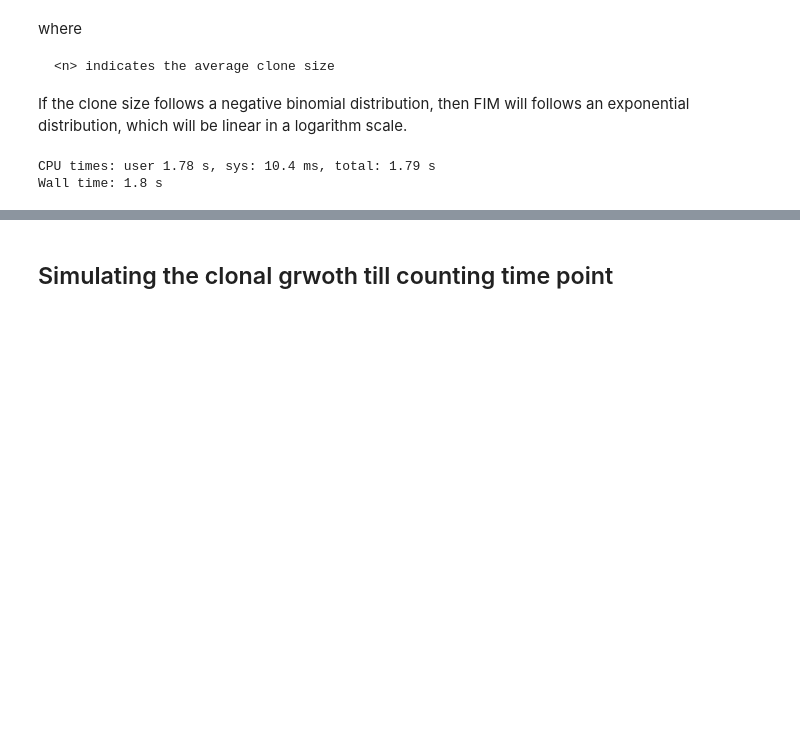
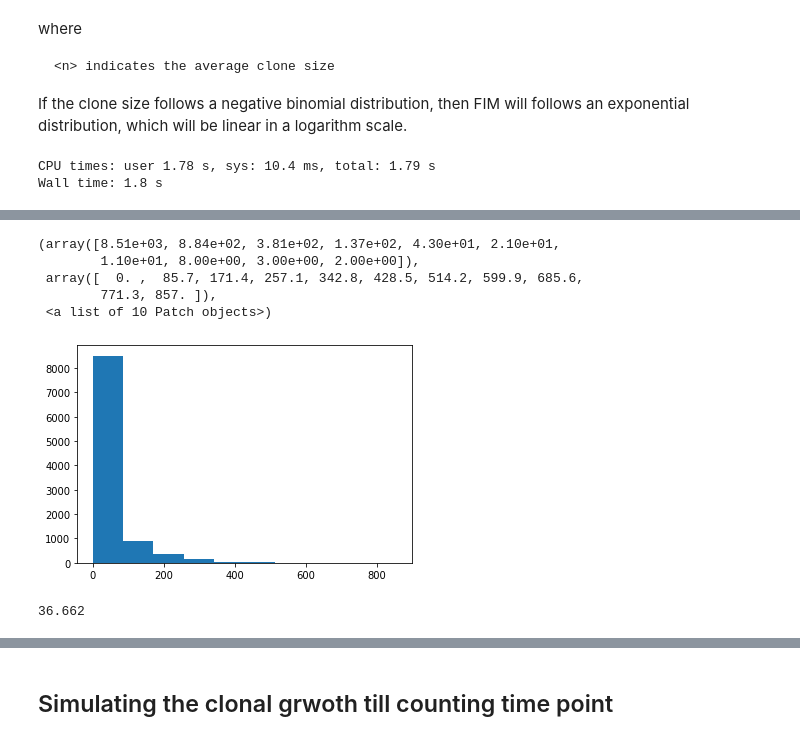
Before and after one commit to HuairenZhang/glioblastoma, a Jupyter notebook: updated clonal growth simulation.ipynb, the cells around one changed output, grey strips where cells are left out. Saved outputs shown, nothing was run; the diff lists cells and outputs as text; code cells hidden in the pictures; blank space fills up the shorter version.

```diff
--- a/updated clonal growth simulation.ipynb
+++ b/updated clonal growth simulation.ipynb
@@ -228,0 +390,14 @@ def logPlot(X,y):
+# %%
+cloneSizes = np.concatenate(result)
+plt.hist(cloneSizes)
+# %% [output]
+(array([8.51e+03, 8.84e+02, 3.81e+02, 1.37e+02, 4.30e+01, 2.10e+01,
+        1.10e+01, 8.00e+00, 3.00e+00, 2.00e+00]),
+ array([  0. ,  85.7, 171.4, 257.1, 342.8, 428.5, 514.2, 599.9, 685.6,
+        771.3, 857. ]),
+ <a list of 10 Patch objects>)
+[figure, added]
+# %%
+print(np.mean(cloneSizes))
+# %% [output]
+36.662
```
Also changed, not shown: parts of 16 cells of this notebook.
